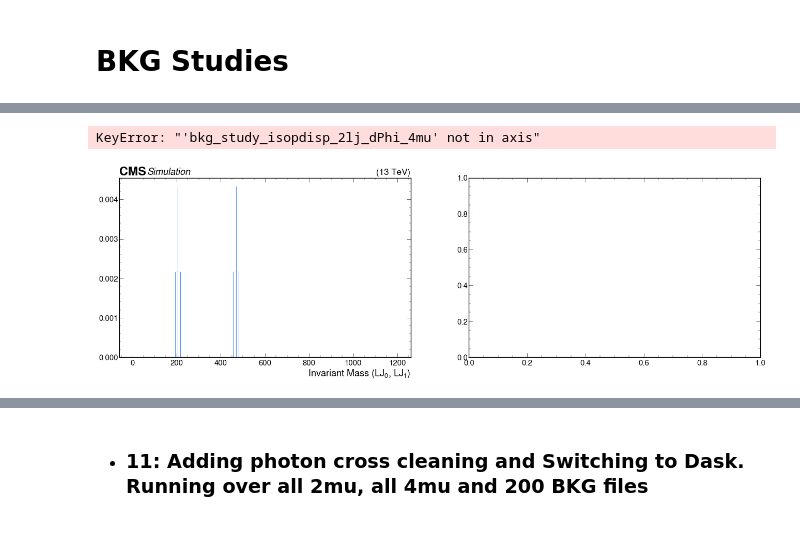
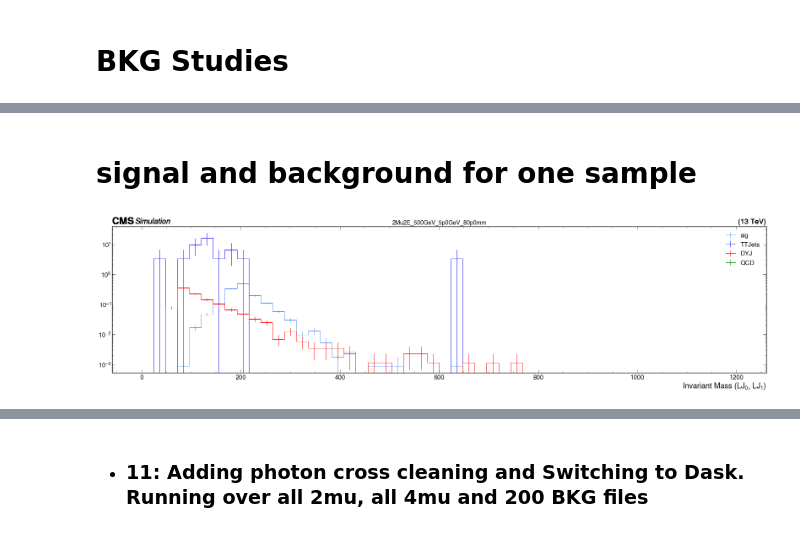
Before and after one commit to jsiado/SIDM, a Jupyter notebook: sidm/studies/muon_id/summary.ipynb, the cells around one changed output, grey strips where cells are left out. Saved outputs shown, nothing was run; the diff lists cells and outputs as text; code cells hidden in the pictures.

```diff
--- a/sidm/studies/muon_id/summary.ipynb
+++ b/sidm/studies/muon_id/summary.ipynb
@@ -200,18 +167,15 @@ for thisHist in HistToPlot:
 # %%
-# Comparing signal for the two channels in lxy
-
-HistToPlot = ["lj_lj_invmass"]
-for thisHist in HistToPlot:
+for thisHist in Hist_2mu:
     plt.subplots(1, npl, figsize=(npl*fw, fh))
     plt.subplot(1, 2, 1)
     for sss in lxy_2mu:
-        utilities.plot(output_2mu[sss]["hists"][thisHist][ch4, ::2j], label = sss, density=False,)
+        utilities.plot(output_2mu[sss]["hists"][thisHist][ch5, ::2j], label = sss, density=False,)
     plt.legend(alignment="left", loc=0)
     plt.title("2mu2e: Final cuts", fontsize=20)
 
-    plt.subplot(1, 2, 2)
-    for sss in lxy_4mu:
-        utilities.plot(output_4mu[sss]["hists"][thisHist][ch4, ::2j], label = sss, density=False,)
-    plt.legend(alignment="left", loc=0)
-    plt.title("4mu: Final cuts", fontsize=20)
+    # plt.subplot(1, 2, 2)
+    # for sss in lxy_4mu:
+    #     utilities.plot(output_4mu[sss]["hists"][thisHist][ch4, ::2j], label = sss, density=False,)
+    # plt.legend(alignment="left", loc=0)
+    # plt.title("4mu: Final cuts", fontsize=20)
 # %% [output]
@@ -271,51 +242,48 @@ for thisHist in HistToPlot:
+# %% [markdown]
+# signal and background for one sample
 # %%
-#signal and background for one sample
+for thisHist in Hist_2mu[:1]:
 
-HistToPlot = ["lj_lj_invmass"]
-for thisHist in HistToPlot:
+    plt.subplots(1, 1, figsize=(npl*fw, fh))
 
-    plt.subplots(1, npl, figsize=(npl*fw, fh))
-
-    plt.subplot(1, 2, 1)
-    utilities.plot(output_2mu[mxx_2mu[1]]["hists"][thisHist][ch4, ::2j], label = "sig", density=False,)
-    utilities.plot(output_ttj[bkgttj[0]]["hists"][thisHist][ch4, ::2j] , label = "TTJets", density=False, color= "b")
+    utilities.plot(output_2mu[mxx_2mu[0]]["hists"][thisHist][ch5, ::2j], label = "sig", density=False,)
+    utilities.plot(output_ttj[bkgttj[0]]["hists"][thisHist][ch5, ::2j] , label = "TTJets", density=False, color= "b")
 
     dyj = 0
     for sss in bkgdyj:
-        dyj = dyj + output_dyj[sss]["hists"]["lj_lj_invmass"][ch, ::2j]
+        dyj = dyj + output_dyj[sss]["hists"]["lj_lj_invmass"][ch5, ::2j]
     utilities.plot(dyj, density=False, label="DYJ", color= "r")
 
     QCD = 0
     for sss in allqcd:
-        if sss in bkgqcd:  QCD = QCD + output_qcd[sss]["hists"]["lj_lj_invmass"][ch, ::2j]
-        elif sss in bkgocd: QCD = QCD + output_ocd[sss]["hists"]["lj_lj_invmass"][ch, ::2j]
+        if sss in bkgqcd:  QCD = QCD + output_qcd[sss]["hists"]["lj_lj_invmass"][ch5, ::2j]
+        elif sss in bkgocd: QCD = QCD + output_ocd[sss]["hists"]["lj_lj_invmass"][ch5, ::2j]
     utilities.plot(QCD, density=False, label="QCD", color= "g")
 
     plt.legend(alignment="left", loc="upper right")
     plt.title(mxx_2mu[1], fontsize=20)
     plt.yscale("log")
 
 
-    plt.subplot(1, 2, 2)
-    utilities.plot(output_4mu[mxx_4mu[1]]["hists"][thisHist][ch4, ::2j], label = "sig", density=False,)
-    utilities.plot(output_ttj[bkgttj[0]]["hists"][thisHist][ch4, ::2j] , label = "TTJets", density=False, color= "b")
+    # plt.subplot(1, 2, 2)
+    # utilities.plot(output_4mu[mxx_4mu[1]]["hists"][thisHist][ch4, ::2j], label = "sig", density=False,)
+    # utilities.plot(output_ttj[bkgttj[0]]["hists"][thisHist][ch4, ::2j] , label = "TTJets", density=False, color= "b")
 
-    dyj = 0
-    for sss in bkgdyj:
-        dyj = dyj + output_dyj[sss]["hists"]["lj_lj_invmass"][ch, ::2j]
-    utilities.plot(dyj, density=False, label="DYJ", color= "r")
+    # dyj = 0
+    # for sss in bkgdyj:
+    #     dyj = dyj + output_dyj[sss]["hists"]["lj_lj_invmass"][ch, ::2j]
+    # utilities.plot(dyj, density=False, label="DYJ", color= "r")
 
-    QCD = 0
-    for sss in allqcd:
-        if sss in bkgqcd:  QCD = QCD + output_qcd[sss]["hists"]["lj_lj_invmass"][ch, ::2j]
-        elif sss in bkgocd: QCD = QCD + output_ocd[sss]["hists"]["lj_lj_invmass"][ch, ::2j]
-    utilities.plot(QCD, density=False, label="QCD", color= "g")
+    # QCD = 0
+    # for sss in allqcd:
+    #     if sss in bkgqcd:  QCD = QCD + output_qcd[sss]["hists"]["lj_lj_invmass"][ch, ::2j]
+    #     elif sss in bkgocd: QCD = QCD + output_ocd[sss]["hists"]["lj_lj_invmass"][ch, ::2j]
+    # utilities.plot(QCD, density=False, label="QCD", color= "g")
 
-    plt.legend(alignment="left", loc="upper right")
-    plt.title(mxx_4mu[1], fontsize=20)
-    plt.yscale("log")
+    # plt.legend(alignment="left", loc="upper right")
+    # plt.title(mxx_4mu[1], fontsize=20)
+    # plt.yscale("log")
 # %% [output]
-KeyError: "'bkg_study_isopdisp_2lj_dPhi_4mu' not in axis"
-[figure, old version]
+[figure, new version]
 # %%
 raise SystemExit("Notebook stopped intentionally after this cell.")
```
Also changed, not shown: parts of 24 cells of this notebook, 6 other files.
